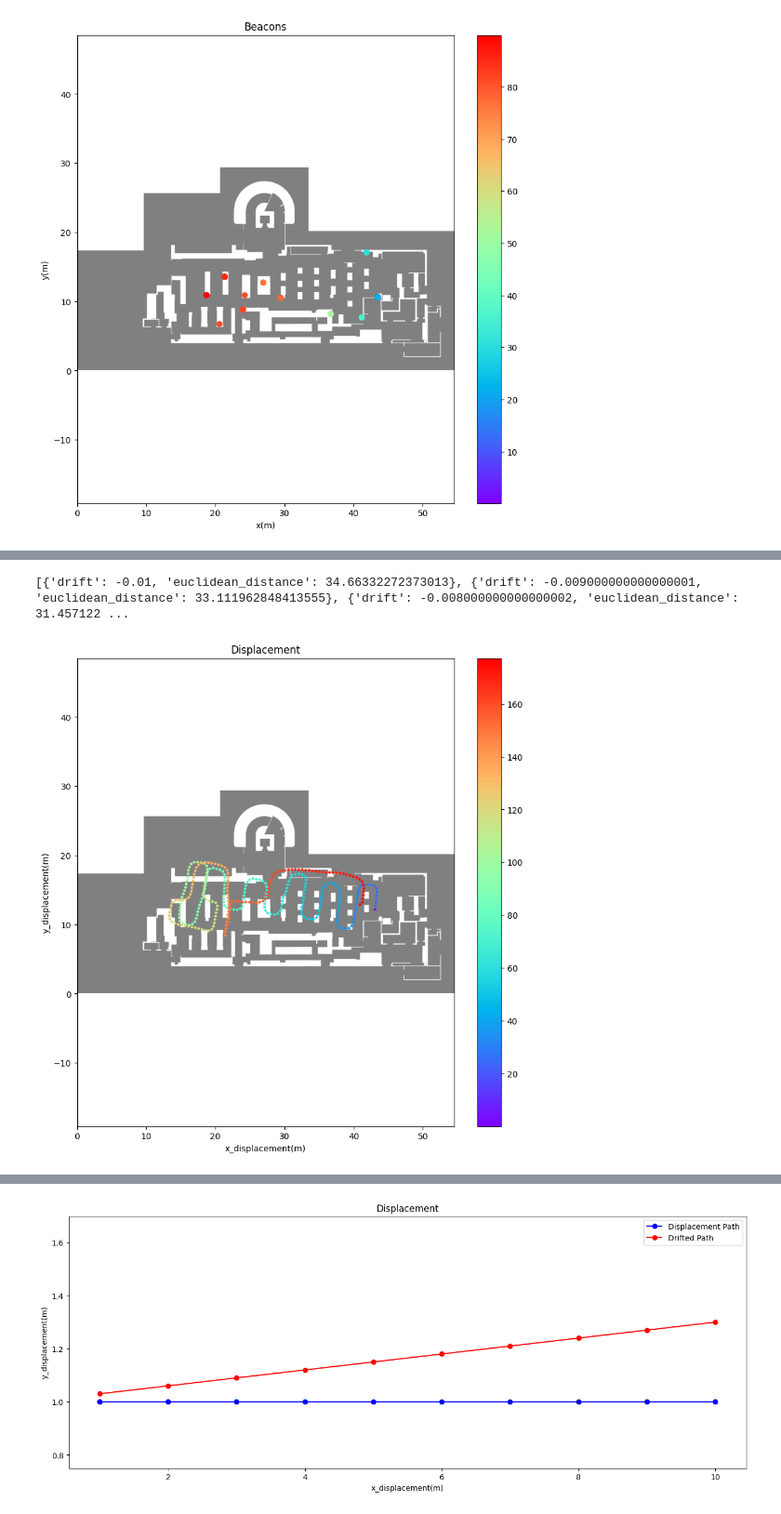
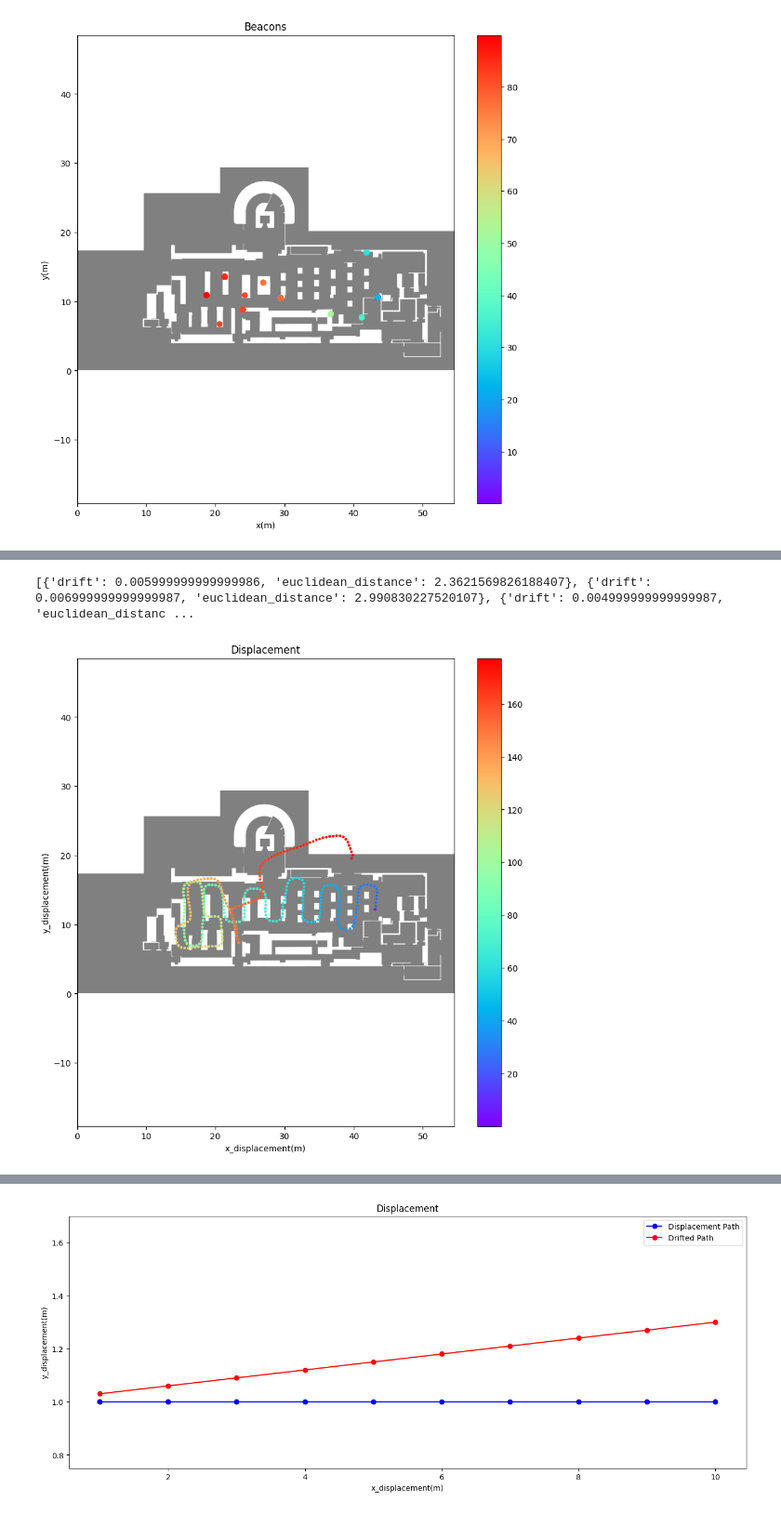
Before and after one commit to happy663/xDR-Challenge-2023-EvaalAPI-server-access, a Jupyter notebook: dataset/src/main_ble.ipynb, the cells around one changed output, grey strips where cells are left out. Shown at 93% size. Drawn from its saved outputs; the diff is of its cells as text; code cells hidden in the pictures.

```diff
--- a/dataset/src/main_ble.ipynb
+++ b/dataset/src/main_ble.ipynb
@@ -270,26 +278,32 @@ plt.show()
 # %%
 optimal_drift_and_euclidean=estimate.search_optimal_drift_from_angle(rotate_by_first_half_angle,gt_ref)
 
+
+# first_time_remove_drift_angle= pd.DataFrame({
+    # "ts":rotate_by_first_half_angle.ts,
+    # "x":rotate_by_first_half_angle.x-optimal_drift_and_euclidean['drift']*(rotate_by_first_half_angle.ts-rotate_by_first_half_angle.ts.iloc[0])
+# })
+
 first_time_remove_drift_angle= pd.DataFrame({
     "ts":rotate_by_first_half_angle.ts,
-    "x":rotate_by_first_half_angle.x-optimal_drift_and_euclidean['drift']*(rotate_by_first_half_angle.ts-rotate_by_first_half_angle.ts.iloc[0])
+    "x":rotate_by_first_half_angle.x-0.002999999999999989*(rotate_by_first_half_angle.ts-rotate_by_first_half_angle.ts.iloc[0])
 })
 
 
 first_time_remove_drift_angle_displacement = estimate.calculate_cumulative_displacement(
     first_time_remove_drift_angle.ts, first_time_remove_drift_angle['x'], 0.5, {"x": gt_ref.x[0], "y": gt_ref.y[0]},gt_ref['%time'][0])
 
 estimate.plot_map(map_dict,floor_name, dx, dy)
 plt.colorbar(
     plt.scatter(first_time_remove_drift_angle_displacement.x_displacement, first_time_remove_drift_angle_displacement.y_displacement,
                 c=first_time_remove_drift_angle_displacement.ts, cmap="rainbow",s=5))
 plt.xlabel("x_displacement(m)")
 plt.ylabel("y_displacement(m)")
 plt.title("Displacement")
 plt.show()
 # %% [output]
-[{'drift': -0.01, 'euclidean_distance': 34.66332272373013}, {'drift': -0.009000000000000001, 'euclidean_distance': 33.111962848413555}, {'drift': -0.008000000000000002, 'euclidean_distance': 31.457122 ...
+[{'drift': 0.005999999999999986, 'euclidean_distance': 2.3621569826188407}, {'drift': 0.006999999999999987, 'euclidean_distance': 2.990830227520107}, {'drift': 0.004999999999999987, 'euclidean_distanc ...
-[figure, old version]
+[figure, new version]
 # %%
 # 軌跡全体の歩行軌跡の座標と強いBLEビーコンの位置座標の距離が最小になる角度を探索見つける
 overall_strong_blescans= estimate.filter_strong_blescans(blescans,blescans.tail(1)['ts'].values[0],-76)
```
Also changed, not shown: parts of 7 cells of this notebook, 7 other files.
